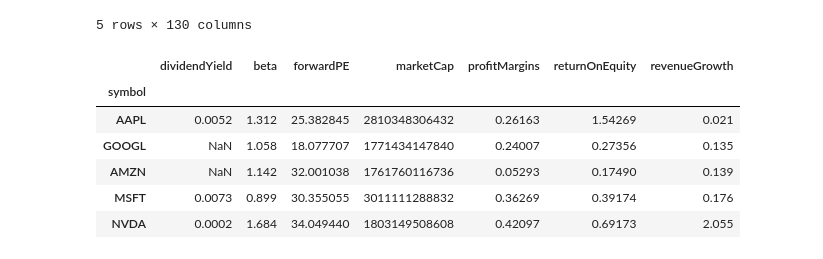
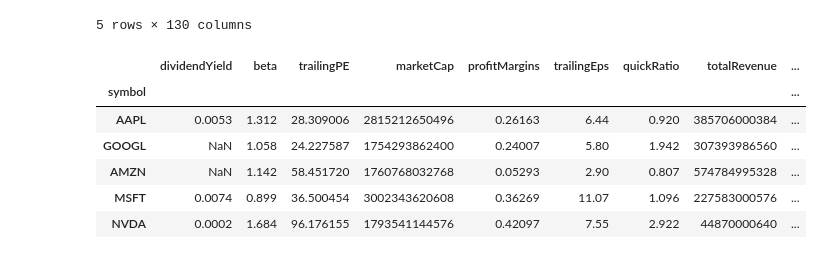
Before and after one commit to ElleNaazB/Project-1, a Jupyter notebook: 1fin_analysis_diagram.ipynb, the cells around one changed output. Cells and saved outputs as stored; diff of their text form; code cells hidden in the pictures.

```diff
--- a/1fin_analysis_diagram.ipynb
+++ b/1fin_analysis_diagram.ipynb
@@ -77,16 +59,16 @@ df
 5 rows × 130 columns
 # %%
 # Select columns you would like to extract
-fundamentals = ['marketCap', 'beta', 'forwardPE', 'dividendYield', 'returnOnEquity', 'profitMargins', 'revenueGrowth']
+fundamentals = ['marketCap', 'beta', 'trailingPE', 'dividendYield', 'returnOnEquity', 'profitMargins', 'revenueGrowth', 'quickRatio', 'returnOnAssets', 'totalRevenue', 'trailingEps']
 df[df.columns[df.columns.isin(fundamentals)]]
 # %% [output]
-|  | dividendYield | beta | forwardPE | marketCap | profitMargins | returnOnEquity | revenueGrowth |
-| symbol |  |  |  |  |  |  |  |
-| AAPL | 0.0052 | 1.312 | 25.382845 | 2810348306432 | 0.26163 | 1.54269 | 0.021 |
-| GOOGL | NaN | 1.058 | 18.077707 | 1771434147840 | 0.24007 | 0.27356 | 0.135 |
-| AMZN | NaN | 1.142 | 32.001038 | 1761760116736 | 0.05293 | 0.17490 | 0.139 |
-| MSFT | 0.0073 | 0.899 | 30.355055 | 3011111288832 | 0.36269 | 0.39174 | 0.176 |
-| NVDA | 0.0002 | 1.684 | 34.049440 | 1803149508608 | 0.42097 | 0.69173 | 2.055 |
+|  | dividendYield | beta | trailingPE | marketCap | profitMargins | trailingEps | quickRatio | totalRevenue | ... |
+| symbol |  |  |  |  |  |  |  |  | ... |
+| AAPL | 0.0053 | 1.312 | 28.309006 | 2815212650496 | 0.26163 | 6.44 | 0.920 | 385706000384 | ... |
+| GOOGL | NaN | 1.058 | 24.227587 | 1754293862400 | 0.24007 | 5.80 | 1.942 | 307393986560 | ... |
+| AMZN | NaN | 1.142 | 58.451720 | 1760768032768 | 0.05293 | 2.90 | 0.807 | 574784995328 | ... |
+| MSFT | 0.0074 | 0.899 | 36.500454 | 3002343620608 | 0.36269 | 11.07 | 1.096 | 227583000576 | ... |
+| NVDA | 0.0002 | 1.684 | 96.176155 | 1793541144576 | 0.42097 | 7.55 | 2.922 | 44870000640 | ... |
 # %%
 ## Dividend distribution in 2023
 ## From the bar plot below, it is noted that companies Microsoft was provided highest dividend level as compared to others. Apple was the second highes.
```
Also changed, not shown: parts of 13 cells of this notebook.
